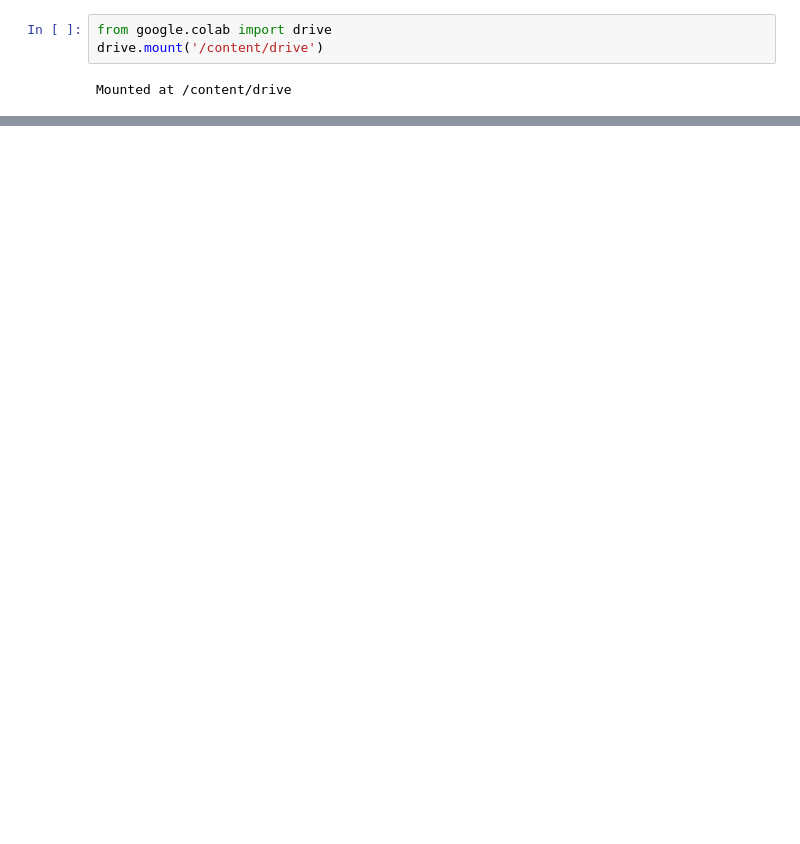
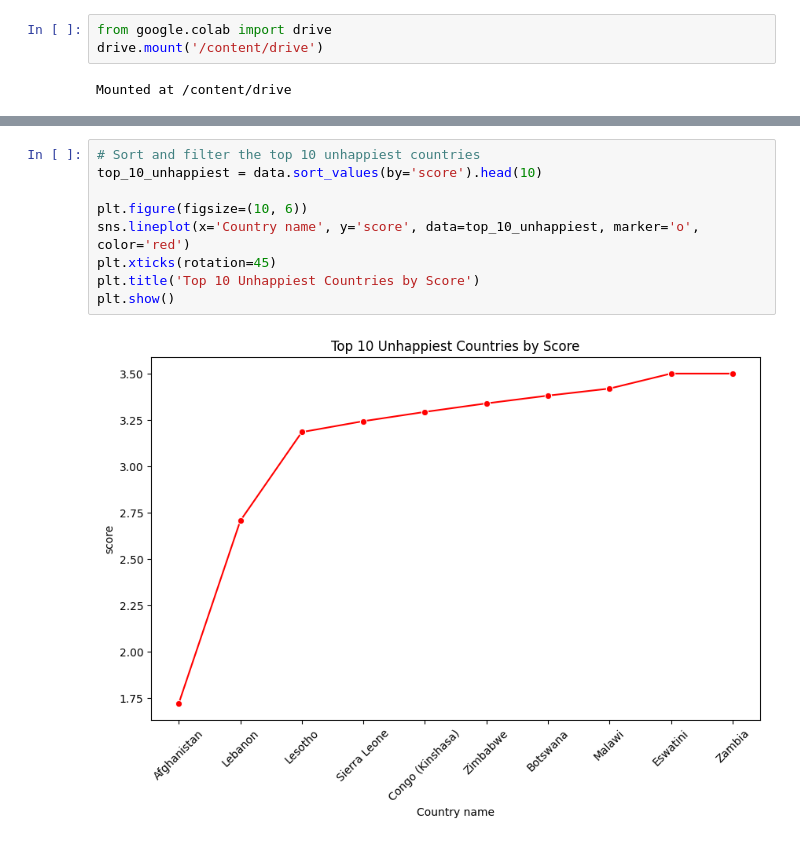
Before and after one commit to PradipPantha/AI, a Jupyter notebook: 2417489_Pradip_Pantha.ipynb, the cells around one changed output, grey strips where cells are left out. Drawn from its saved outputs; the diff is of its cells as text; blank space fills up the shorter version.

```diff
--- a/2417489_Pradip_Pantha.ipynb
+++ b/2417489_Pradip_Pantha.ipynb
@@ -756,0 +188,11 @@ Middle East: Correlation between Score and Generosity: 0.63
+# %%
+# Sort and filter the top 10 unhappiest countries
+top_10_unhappiest = data.sort_values(by='score').head(10)
+
+plt.figure(figsize=(10, 6))
+sns.lineplot(x='Country name', y='score', data=top_10_unhappiest, marker='o', color='red')
+plt.xticks(rotation=45)
+plt.title('Top 10 Unhappiest Countries by Score')
+plt.show()
+# %% [output]
+[figure, added]
```
Also changed, not shown: parts of 96 cells of this notebook.
